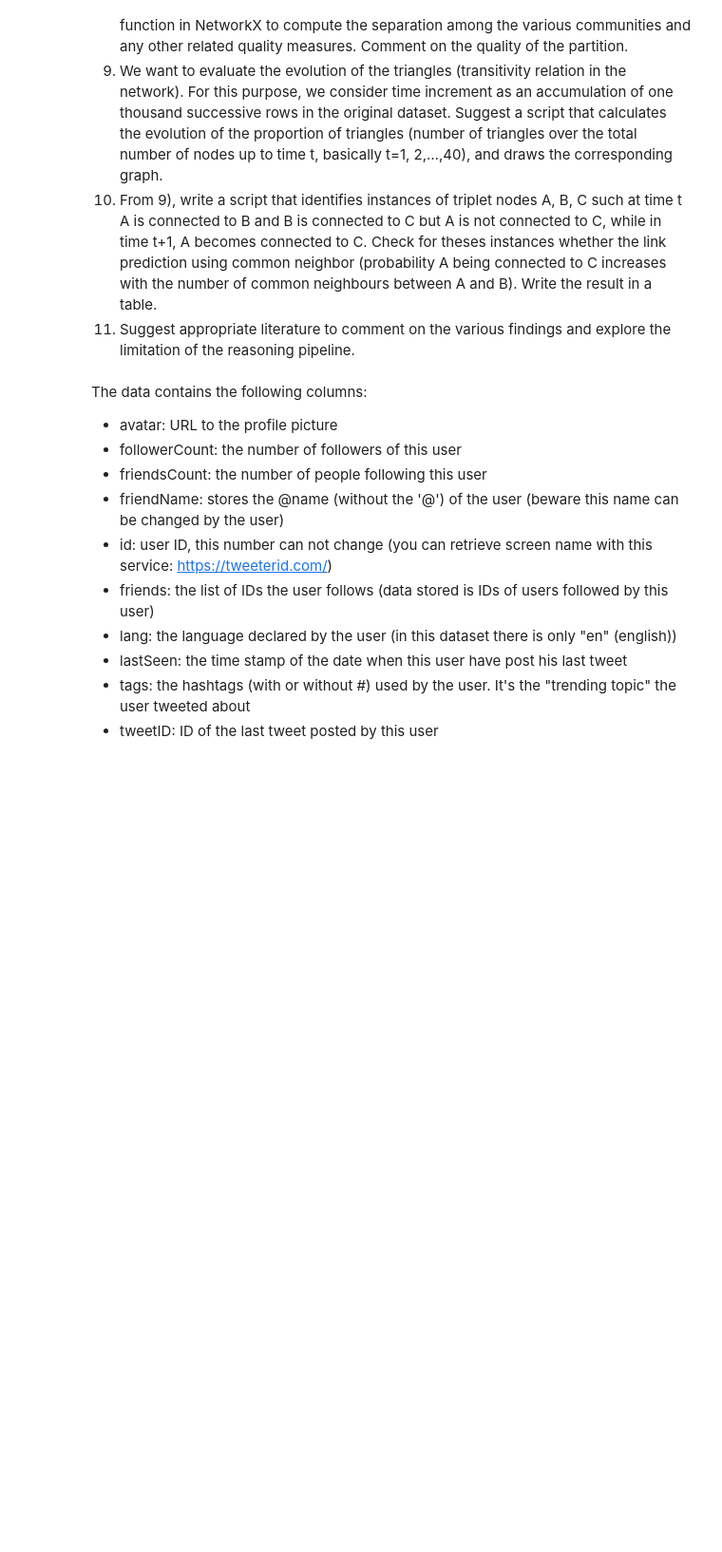
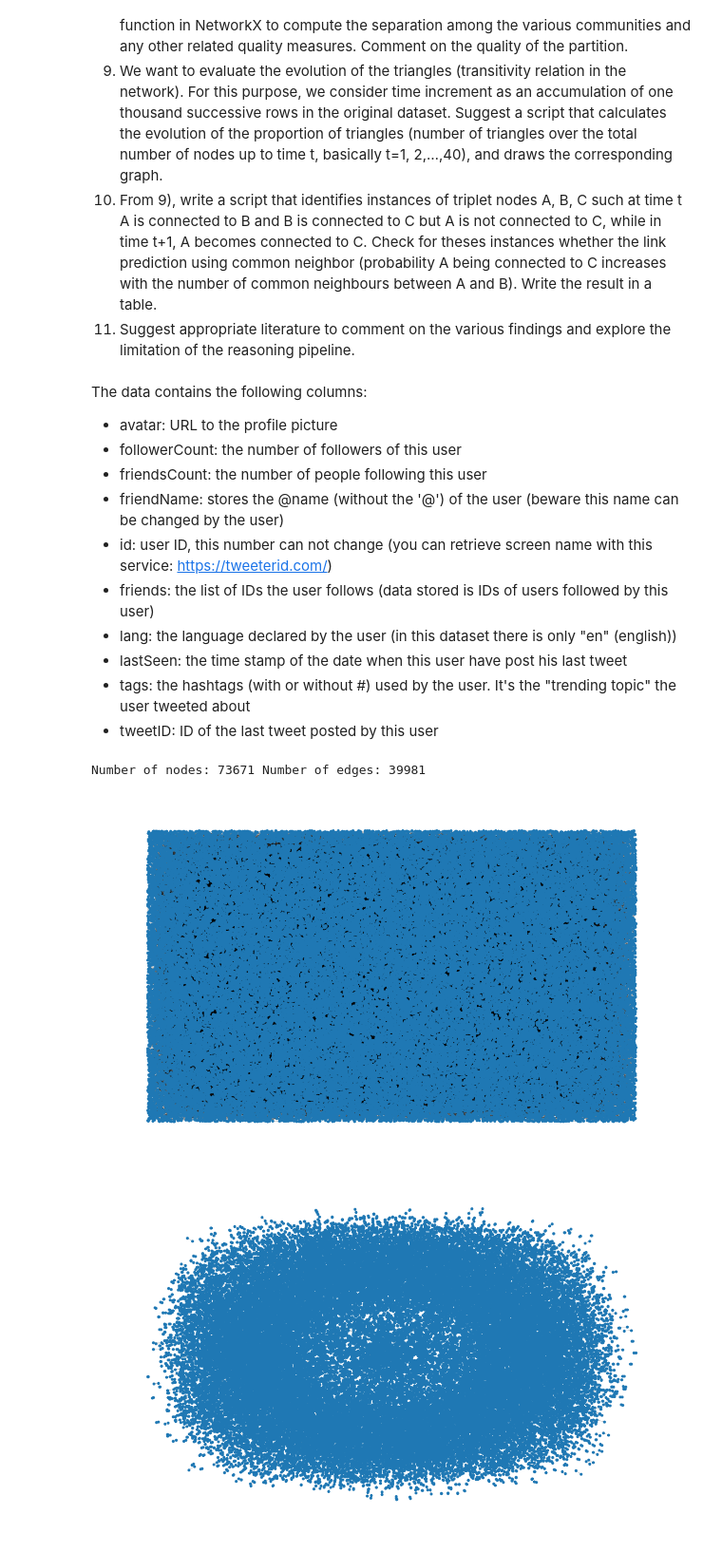
Before and after one commit to jsyrjako/SNA-Project, a Jupyter notebook: project.ipynb, the cells around one changed output. Shown at 95% size. Cells and saved outputs as stored; diff of their text form; code cells hidden in the pictures; blank space fills up the shorter version.

```diff
--- a/project.ipynb
+++ b/project.ipynb
@@ -65,7 +67,18 @@ import scipy
 # open the csv file
 with open('data.csv', 'r') as f:
     data = f.readlines()
+
+# remove the first line
+data = data[1:]
 # %%
+'''
+1. Use NetworkX to display the corresponding network, suggest an approach to visualize this
+dense network using visualization tool of your choice (NetworkX is not ideal for dense
+graphs). Save the adjacency matrix of this graph in a separate file.
+
+TODO: Alternative visualization
+'''
+
 def create_graph(data):
     G = nx.Graph()
     for line in data:
@@ -74,36 +87,55 @@ def create_graph(data):
         screenName = line[1].strip('" ')
         tags = line[2].strip('[] ').replace('"', '')
         avatar = line[3].strip('" ')
         followersCount = line[4]
         friendsCount = line[5]
         lang = line[6].strip('" ')
         lastSeen = line[7]
         tweetId = line[8].replace('"', '').strip()
         friends = line[9][1:-1].split(', ')
         # strip the quotes
         friends = [friend.replace('"', '').strip() for friend in friends]
         G.add_node(id, screenName=screenName, tags=tags, avatar=avatar, followersCount=followersCount, friendsCount=friendsCount, lang=lang, lastSeen=lastSeen, tweetId=tweetId)
         for friend in friends:
             G.add_edge(id, friend)
     print(f'Number of nodes: {G.number_of_nodes()} Number of edges: {G.number_of_edges()}')
     return G
 
 G = create_graph(data)
 
 # create a visualization using Gephi
 # export the graph to a GEXF file
 # nx.write_gexf(G, 'graph.gexf')
 # print('Graph exported to graph.gexf')
 # open the file in Gephi and visualize the graph
 
 # Save the adjacency matrix
 adj_matrix = nx.adjacency_matrix(G)
 scipy.sparse.save_npz('adj_matrix.npz', adj_matrix)
 
 # Visualize the graph using NetworkX (not ideal for dense graphs)
-# draw only the first 1000 nodes, use screenName as labels, node size = 100
-G = G.subgraph(list(G.nodes())[:100])
-pos = nx.spring_layout(G)
-plt.figure(figsize=(20, 20))
-nx.draw(G, pos, with_labels=True, labels=nx.get_node_attributes(G, 'screenName'), node_size=80, font_size=6, linewidths=0.1, edge_color='gray')
-plt.show()
+# draw only the first 200 nodes
+# G_copy = G.subgraph(list(G.nodes())[:200])
+# pos = nx.spring_layout(G_copy)
+# plt.figure(figsize=(20, 20))
+# nx.draw(G_copy, pos, with_labels=True, labels=nx.get_node_attributes(G_copy, 'screenName'), node_size=80, font_size=6, linewidths=0.1, edge_color='gray')
+# plt.show()
+
+
+# visualize the graph using a random layout
+fig, ax = plt.subplots(figsize=(15, 9))
+ax.axis('off')
+plot_options = {"node_size": 10, "with_labels": False, "width": 0.15}
+nx.draw_networkx(G, pos=nx.random_layout(G), ax=ax, **plot_options)
+
+# Different ways to visualize the graph
+
+
+pos = nx.spring_layout(G, iterations=15, seed=1721)
+fig, ax = plt.subplots(figsize=(15, 9))
+ax.axis("off")
+nx.draw_networkx(G, pos=pos, ax=ax, **plot_options)
+# %% [output]
+Number of nodes: 73671 Number of edges: 39981
+[figure, added]
+[figure, added]
```
Also changed, not shown: parts of 11 cells of this notebook.
